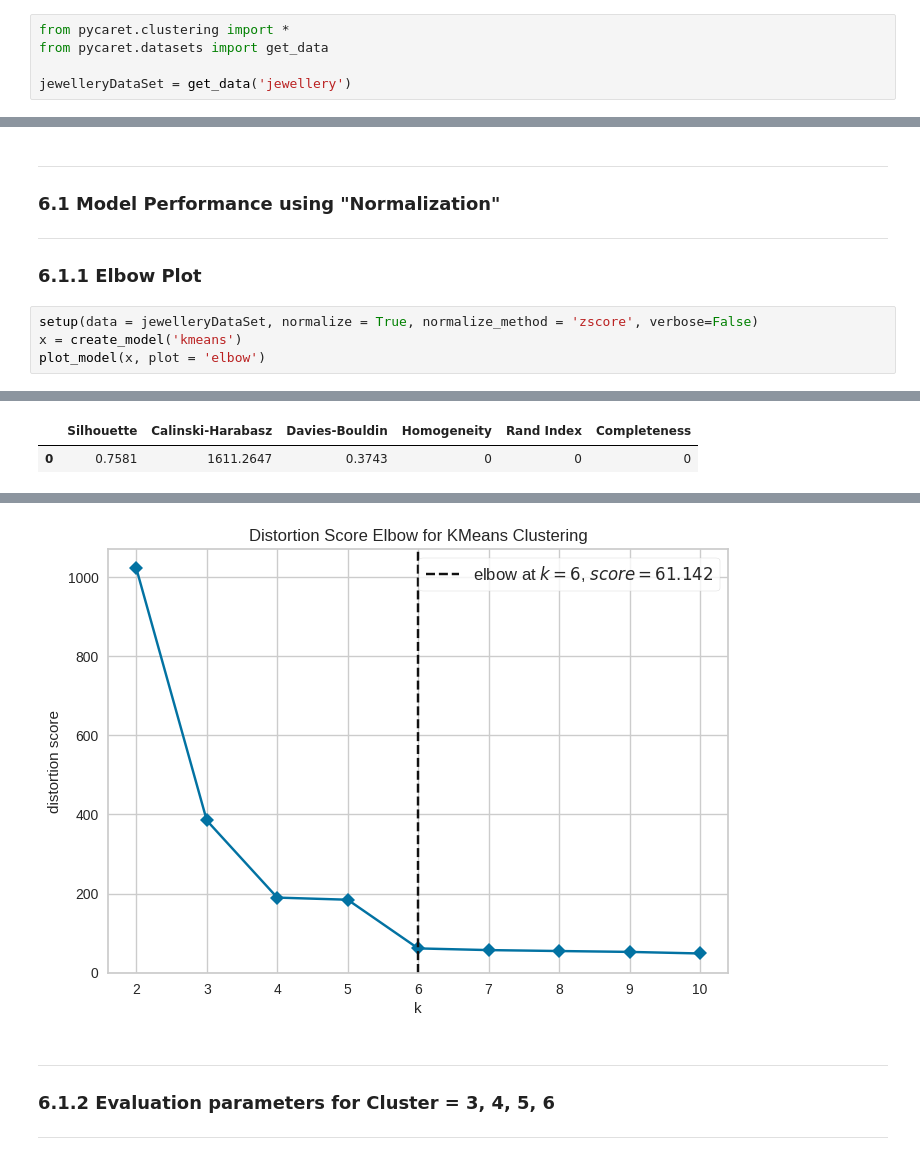
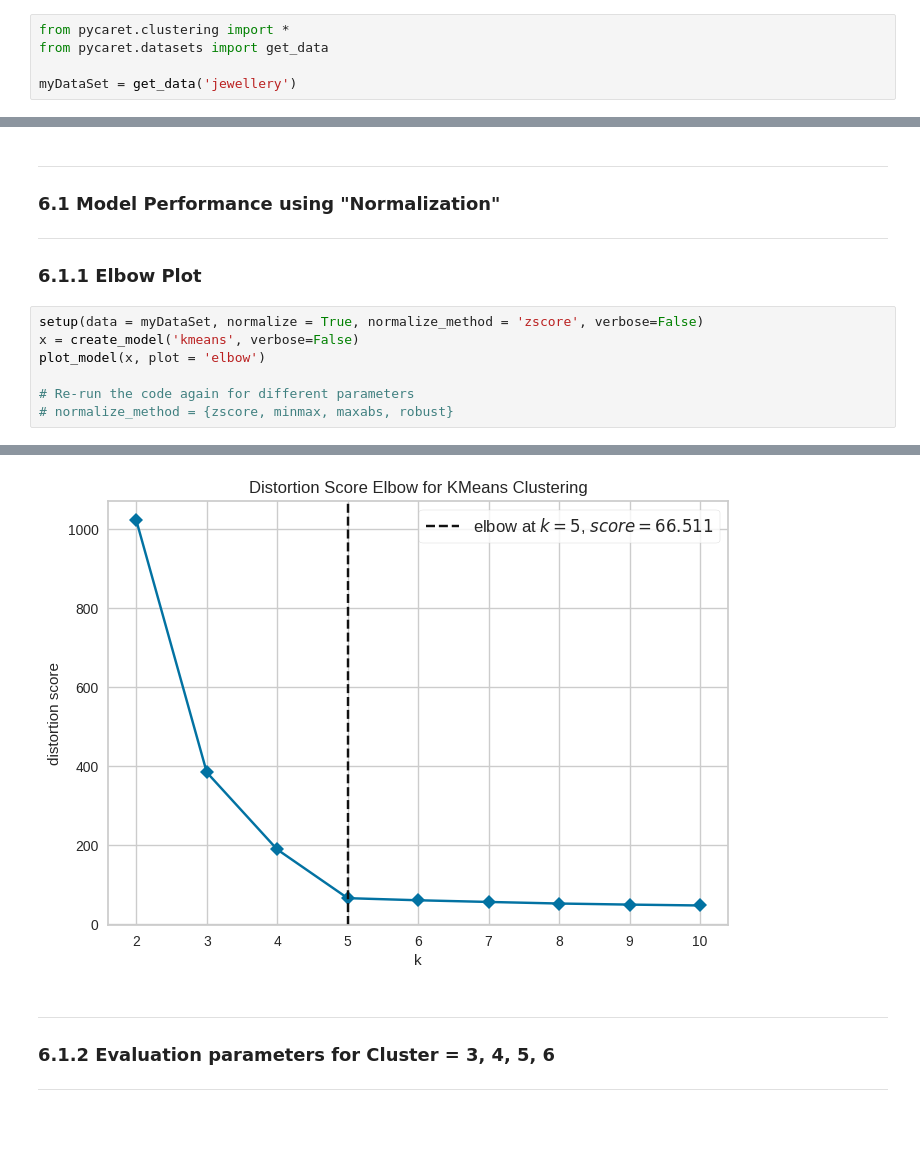
Before and after one commit to psrana/Machine-Learning-using-PyCaret, a Jupyter notebook: 03_Clustering.ipynb, the cells around one changed output, grey strips where cells are left out. Drawn from its saved outputs; the diff is of its cells as text; blank space fills up the shorter version.

```diff
--- a/03_Clustering.ipynb
+++ b/03_Clustering.ipynb
@@ -376,7 +399,7 @@ For Cluster = 5
 from pycaret.clustering import *
 from pycaret.datasets import get_data
 
-jewelleryDataSet = get_data('jewellery')
+myDataSet = get_data('jewellery')
 # %% [output]
 |  | Age | Income | SpendingScore | Savings |
 | 0 | 58 | 77769 | 0.791329 | 6559.829923 |
@@ -390,10 +413,11 @@ jewelleryDataSet = get_data('jewellery')
 ---
 ### **6.1.1 Elbow Plot**
 # %%
-setup(data = jewelleryDataSet, normalize = True, normalize_method = 'zscore', verbose=False)
-x = create_model('kmeans')
+setup(data = myDataSet, normalize = True, normalize_method = 'zscore', verbose=False)
+x = create_model('kmeans', verbose=False)
 plot_model(x, plot = 'elbow')
+
+# Re-run the code again for different parameters
+# normalize_method = {zscore, minmax, maxabs, robust}
 # %% [output]
 [interactive output not drawn]
-|  | Silhouette | Calinski-Harabasz | Davies-Bouldin | Homogeneity | Rand Index | Completeness |
-| 0 | 0.7581 | 1611.2647 | 0.3743 | 0 | 0 | 0 |
@@ -402,4 +424,4 @@ plot_model(x, plot = 'elbow')
-[figure, old version]
+[figure, new version]
 # %% [markdown]
 ---
 ### **6.1.2 Evaluation parameters for Cluster = 3, 4, 5, 6**
```
Also changed, not shown: parts of 39 cells of this notebook.
